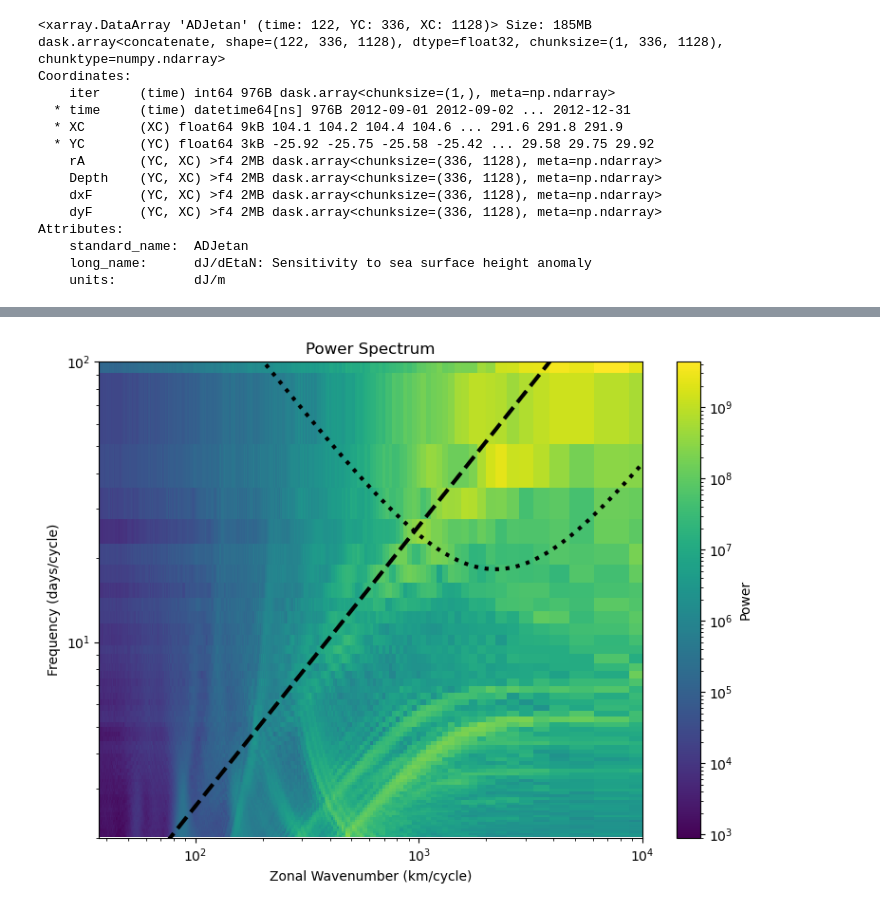
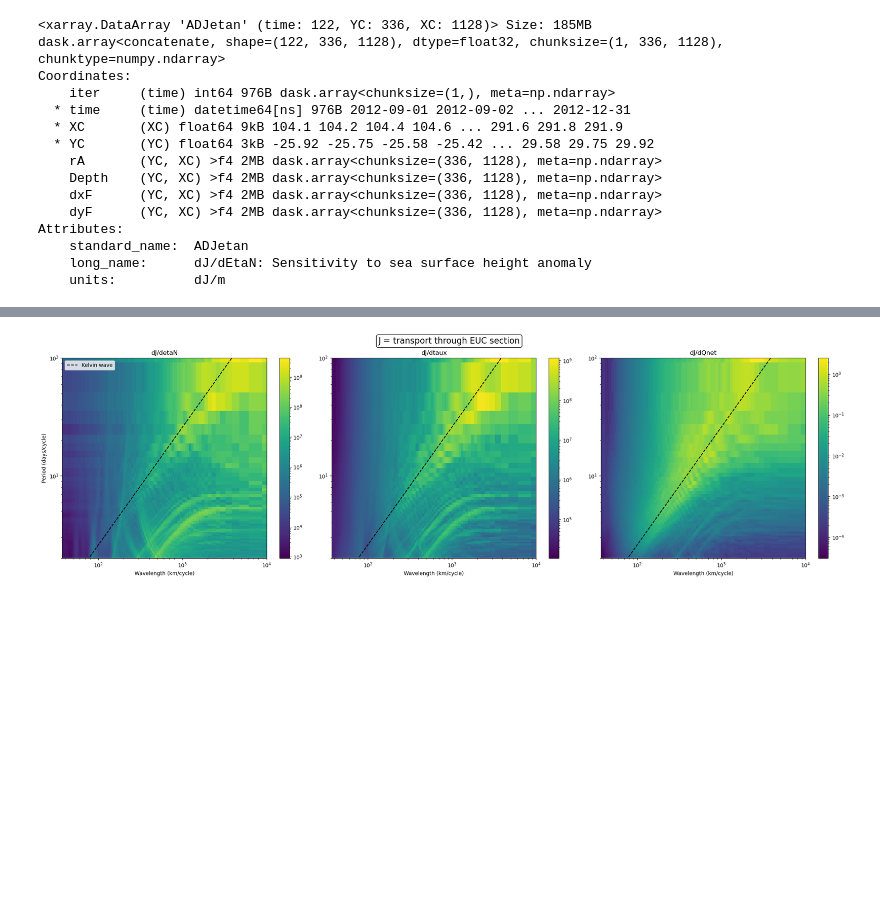
Before and after one commit to eldavenport/TPOSE6_Sensitivity, a Jupyter notebook: EUC/EUC_sensitivity_frequency_content.ipynb, the cells around one changed output, grey strips where cells are left out. Drawn from its saved outputs; the diff is of its cells as text; code cells hidden in the pictures; blank space fills up the shorter version.

Commit message:
adding more space-time frequency plots (surface and EUC)

```diff
--- a/EUC/EUC_sensitivity_frequency_content.ipynb
+++ b/EUC/EUC_sensitivity_frequency_content.ipynb
@@ -69,6 +74,17 @@ print(dx)
 # %%
 freqs = 1/(np.fft.fftshift(freqs))
 wavenums = 1/(np.fft.fftshift(wavenums))
-freqs[len(freqs)//2] = 0
+freqs[len(freqs)//2] = 0 # fix the inf value at the Nyquist frequency
 wavenums[len(wavenums)//2] = 0
-spectrum_avg = np.fft.fftshift(spectrum_avg, axes=(0, 1))  # shift freq and wavenumber dims
+W, F = np.meshgrid(wavenums, freqs)  # W = wavenumber grid, F = frequency grids
+pos_freq_idx = freqs > 0
+pos_wavenum_idx = wavenums > 0
+W_pos, F_pos = np.meshgrid(wavenums[pos_wavenum_idx], freqs[pos_freq_idx])
+
+spectrum_etan_avg = np.fft.fftshift(spectrum_etan_avg, axes=(0, 1))  # shift freq and wavenumber dims
+spectrum_taux_avg = np.fft.fftshift(spectrum_taux_avg, axes=(0, 1))  # shift freq and wavenumber dims
+spectrum_qnet_avg = np.fft.fftshift(spectrum_qnet_avg, axes=(0, 1))  # shift freq and wavenumber dims
+
+spec_etan_pos = spectrum_etan_avg[pos_freq_idx, :][:, pos_wavenum_idx]
+spec_taux_pos = spectrum_taux_avg[pos_freq_idx, :][:, pos_wavenum_idx]
+spec_qnet_pos = spectrum_qnet_avg[pos_freq_idx, :][:, pos_wavenum_idx]
@@ -117,22 +105,46 @@ T_kelvin_days = (2 * np.pi * lambda_m) / (c * 86400)
 k_m = 2 * np.pi / lambda_m  # zonal wavenumber in rad/m
 omega_rossby = - (beta * k_m) / (k_m**2 + (1 / Lr)**2)  # rad/s
 T_rossby_days = (2 * np.pi) / np.abs(omega_rossby) / 86400  # rad/seconds -> days/cycle
-# %%
-from matplotlib.colors import LogNorm
-
-plt.figure(figsize=(8, 6))
-pcm = plt.pcolormesh(W_pos, F_pos, spec_pos, shading='auto', cmap='viridis', norm=LogNorm())
-plt.plot(lambda_km, T_kelvin_days, label='Kelvin wave (c = 2.8 m/s)', color='black', linestyle='--',linewidth=3)
-plt.plot(lambda_km, T_rossby_days, label='Rossby wave (baroclinic, β-plane)', color='black', linestyle=':',linewidth=3)
-plt.xscale('log')
-plt.yscale('log')
-plt.xlim(dx*2, 10000)  # Wavenumber in km/cycle
-plt.ylim(2, 100)  # Frequency in days/cycle
-plt.xlabel('Zonal Wavenumber (km/cycle)')
-plt.ylabel('Frequency (days/cycle)')
-plt.title('Power Spectrum')
-plt.colorbar(pcm, label='Power')
-plt.tight_layout()
-plt.show()
-# %% [output]
-[figure, removed]
+# %%
+from matplotlib.colors import LogNorm
+
+fig, ax = plt.subplots(figsize=(22, 7),ncols=3)
+pcm = ax[0].pcolormesh(W_pos, F_pos, spec_etan_pos, shading='auto', cmap='viridis', norm=LogNorm())
+ax[0].plot(lambda_km, T_kelvin_days, label='Kelvin wave', color='black', linestyle='--',linewidth=1.5)
+ax[0].loglog()
+ax[0].legend()
+ax[0].set_xlim(dx*2, 10000)  # Wavenumber in km/cycle
+ax[0].set_ylim(2, 100)  # Frequency in days/cycle
+ax[0].set_xlabel('Wavelength (km/cycle)')
+ax[0].set_ylabel('Period (days/cycle)')
+fig.colorbar(pcm, ax=ax[0])
+ax[0].set_title('dJ/detaN')
+
+pcm = ax[1].pcolormesh(W_pos, F_pos, spec_taux_pos, shading='auto', cmap='viridis', norm=LogNorm())
+ax[1].plot(lambda_km, T_kelvin_days, label='Kelvin wave (c = 2.8 m/s)', color='black', linestyle='--',linewidth=1.5)
+ax[1].loglog()
+ax[1].set_xlim(dx*2, 10000)  # Wavenumber in km/cycle
+ax[1].set_ylim(2, 100)  # Frequency in days/cycle
+ax[1].set_xlabel('Wavelength (km/cycle)')
+# ax[1].set_ylabel('Period (days/cycle)')
+fig.colorbar(pcm, ax=ax[1])
+ax[1].set_title('dJ/dtaux')
+
+pcm = ax[2].pcolormesh(W_pos, F_pos, spec_qnet_pos, shading='auto', cmap='viridis', norm=LogNorm())
+ax[2].plot(lambda_km, T_kelvin_days, label='Kelvin wave (c = 2.8 m/s)', color='black', linestyle='--',linewidth=1.5)
+ax[2].loglog()
+ax[2].set_xlim(dx*2, 10000)  # Wavenumber in km/cycle
+ax[2].set_ylim(2, 100)  # Frequency in days/cycle
+ax[2].set_xlabel('Wavelength (km/cycle)')
+# ax[2].set_ylabel('Period (days/cycle)')
+fig.colorbar(pcm,ax=ax[2])
+ax[2].set_title('dJ/dQnet')
+
+# Add text box above the subplots
+fig.text(0.5, 0.93, "J = transport through EUC section", ha='center', va='top',
+         fontsize=16, bbox=dict(facecolor='white', edgecolor='black', boxstyle='round,pad=0.25'))
+
+plt.tight_layout(rect=[0, 0, 1, 0.9])  # leave space at the top
+plt.show()
+# %% [output]
+[figure, added]
```
Also changed, not shown: parts of 8 cells of this notebook, 3 other files.
